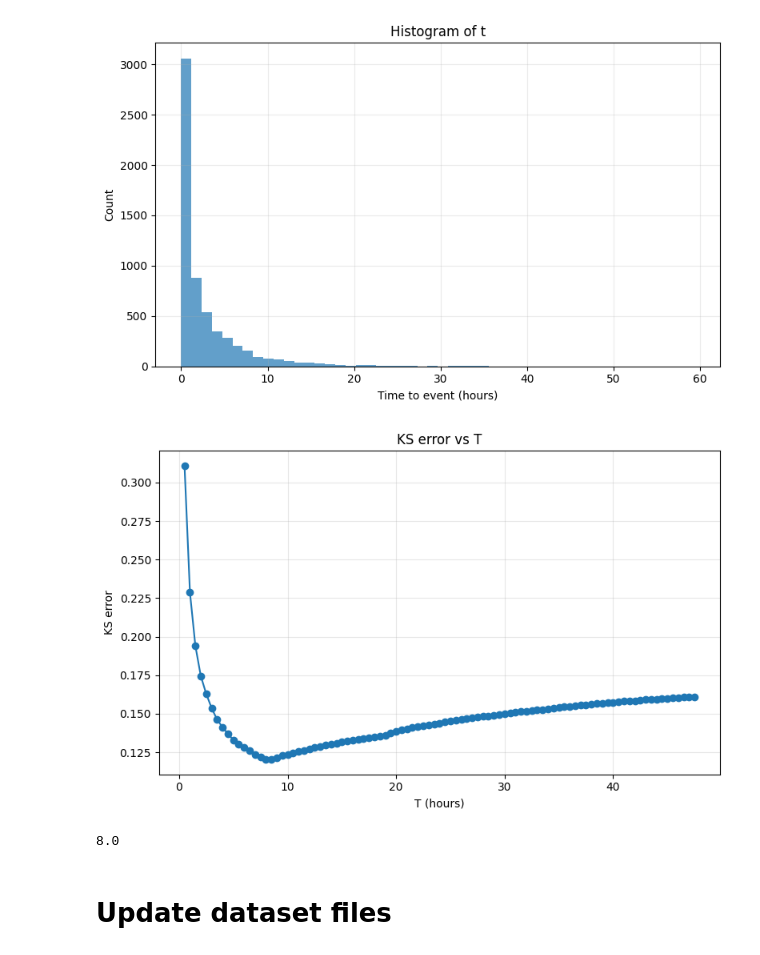
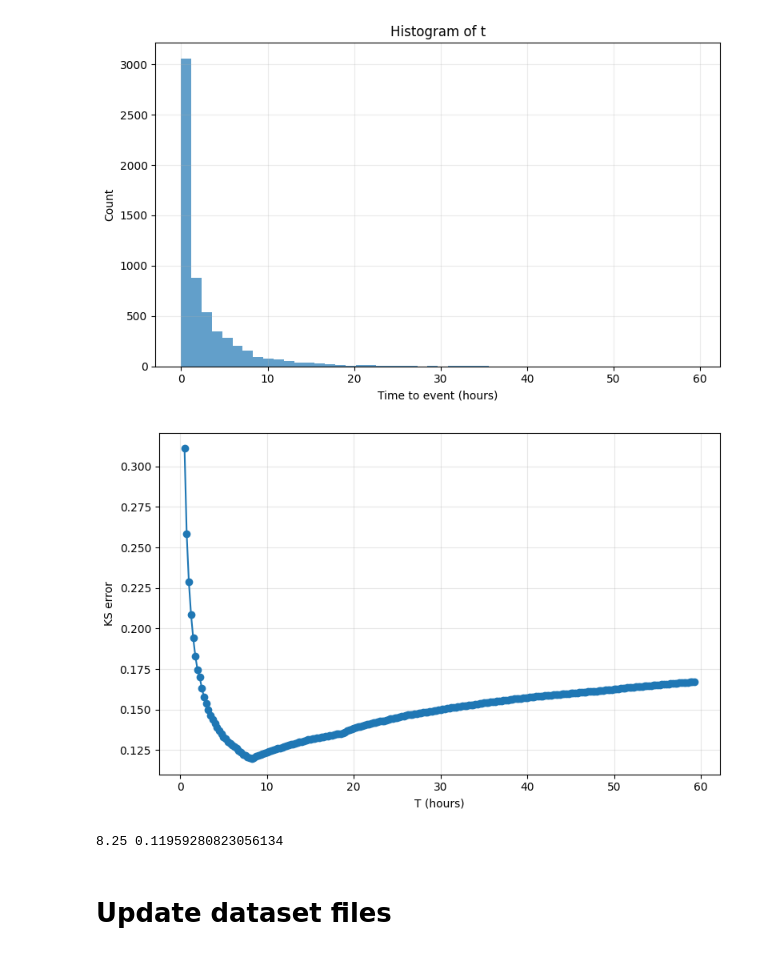
Before and after one commit to mohamad-hasan-sohan-ajini/predictive-maintenance, a Jupyter notebook: src/clean_dataset.ipynb, the cells around one changed output. Saved outputs shown, nothing was run; the diff lists cells and outputs as text; code cells hidden in the pictures.

```diff
--- a/src/clean_dataset.ipynb
+++ b/src/clean_dataset.ipynb
@@ -156,7 +156,7 @@ def ks_distance_to_model(x, T, lambda_, p_trunc_exp):
     return np.max(np.abs(y - model_y))
 # %%
 # iterative process
-Ts = list(range(1800, 48 * 3600, 1800))
+Ts = list(range(1800, int(max(t)), 900))
 results, ks_errors = [], []
 best_model_index = -1
 
@@ -234,20 +234,21 @@ for i, T in enumerate(Ts):
 # %%
 plt.figure(figsize=(8, 5))
 plt.plot(np.array(Ts) / 3600, ks_errors, marker="o", linestyle="-")
 plt.xlabel("T (hours)")
 plt.ylabel("KS error")
-plt.title("KS error vs T")
+# plt.title("KS error vs T")
 plt.grid(alpha=0.3)
 plt.tight_layout()
 # %% [output]
-[figure, old version]
+[figure, new version]
 # %%
 best_fit_index = np.array(ks_errors).argmin().item()
 best_T = Ts[best_fit_index]
+min_error = min(ks_errors)
 
-print(best_T / 3600)
+print(best_T / 3600, min_error)
 # %% [output]
-8.0
+8.25 0.11959280823056134
 # %% [markdown]
 # Update dataset files
 # %%
```
